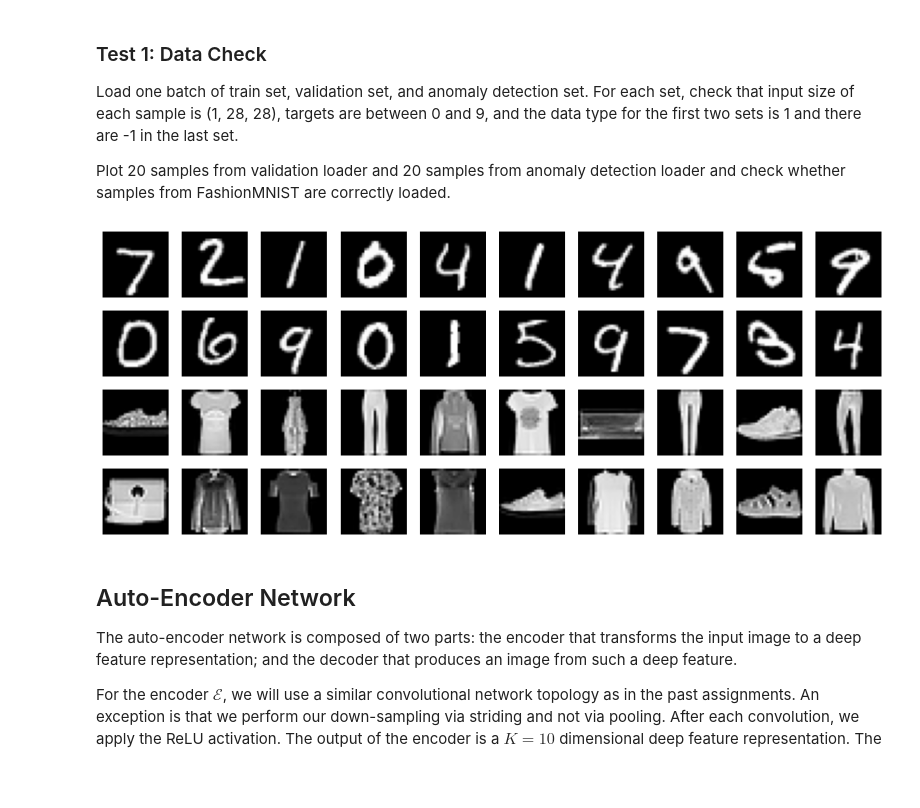
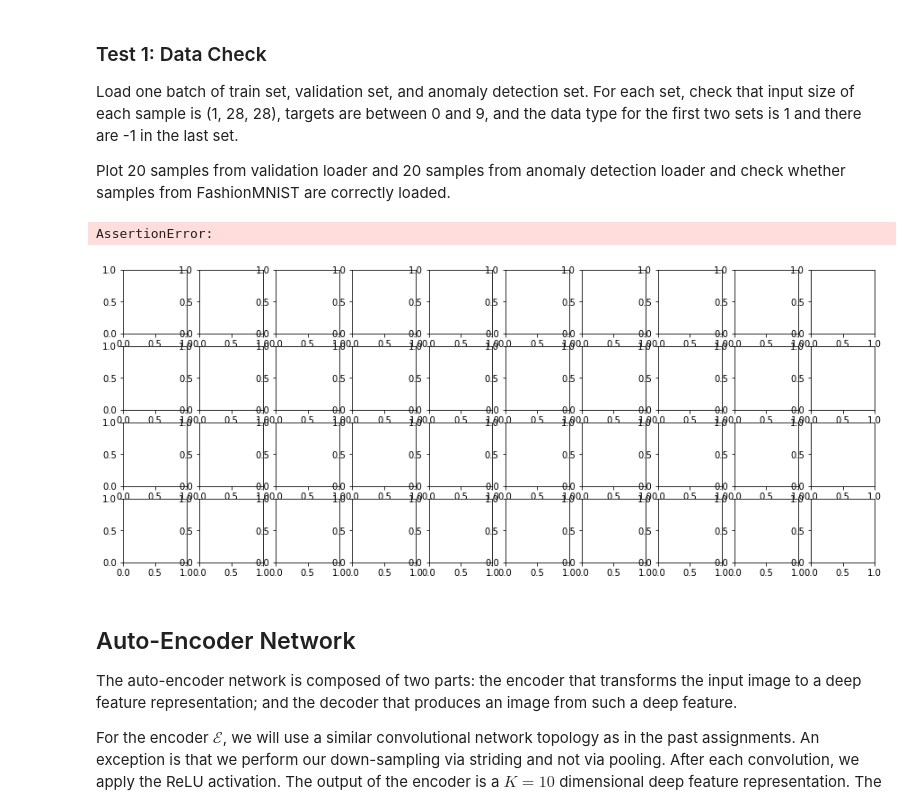
Before and after one commit to gparri610/Deep-Learning-FS24, a Jupyter notebook: DL-Assignment09.ipynb, the cells around one changed output. Saved outputs shown, nothing was run; the diff lists cells and outputs as text; code cells hidden in the pictures; blank space fills up the shorter version.

```diff
--- a/DL-Assignment09.ipynb
+++ b/DL-Assignment09.ipynb
@@ -34,8 +34,6 @@ import torchvision
 
 class MixedDataset(torch.utils.data.Dataset):
     def __init__(self, root='./data', purpose="train", transform=None, anomaly_size=2000):
-        # self.mnist_dataset = mnist_dataset
-        # self.fashion_mnist_dataset = fashion_mnist_dataset
         self.purpose = purpose
         # load MNIST dataset based on "purpose"
         if purpose == "train":
@@ -46,6 +44,8 @@ class MixedDataset(torch.utils.data.Dataset):
         elif purpose == "anomaly_detection":
             self.fashion_mnist_dataset = torchvision.datasets.FashionMNIST(root=root, train=True , download=True, transform=transform)
             self.fashion_mnist_dataset = torch.utils.data.Subset(self.fashion_mnist_dataset, torch.randperm(len(self.fashion_mnist_dataset))[:anomaly_size])
+            self.mnist_dataset = torchvision.datasets.MNIST(root=root, train=False, download=True, transform=transform)
+            self.dataset_anomal = torch.utils.data.ConcatDataset([self.mnist_dataset, self.fashion_mnist_dataset])
         else:
             raise ValueError("Purpose must be either 'train', 'val', or 'anomaly_detection'")
     def __len__(self):
@@ -68,8 +68,11 @@ class MixedDataset(torch.utils.data.Dataset):
             image, target = self.mnist_dataset[idx]
             data_type = 1
         elif self.purpose == "anomaly_detection":
-            image, target = self.fashion_mnist_dataset[idx]
-            data_type = -1
+            image, target = self.dataset_anomal[idx]
+            if idx < len(self.mnist_dataset):
+                data_type = 1
+            else:
+                data_type = -1
         else:
             raise ValueError("Purpose must be either 'train', 'val', or 'anomaly_detection'")
         return image, target, data_type
@@ -153,36 +108,36 @@ Plot 20 samples from validation loader and 20 samples from anomaly detection loa
 from matplotlib import pyplot
 
 pyplot.rcParams['image.cmap'] = 'gray'
 
 fig, axes = pyplot.subplots(nrows=4, ncols=10, figsize=(15, 6))
 
 x_train, t_train, l_train = next(iter(train_loader))
 x_val, t_val, l_val = next(iter(val_loader))
 x_ad, t_ad, l_ad = next(iter(anomaly_detection_loader))
-
 assert len(train_dataset) == 60000
 assert len(val_dataset) == 10000
-assert len(anomaly_detection_dataset) == 2000
+assert len(anomaly_detection_dataset) == 12000
 assert x_train[0].shape == (1, 28, 28)
 assert x_val[0].shape == (1, 28, 28)
 assert x_ad[0].shape == (1, 28, 28)
 assert 0 <= t_train.all() <= 9
 assert 0 <= t_val.all() <= 9
 assert 0 <= t_ad.all() <= 9
 assert (l_val == 1).all()
 assert (l_train == 1).all()
 assert -1 in l_ad
 
 index=0
 for i in range(2):
     for j in range(10):
         axes[i][j].imshow(x_val[index].squeeze())
         axes[i][j].axis("off")
         axes[i+2][j].imshow(x_ad[index].squeeze())
         axes[i+2][j].axis("off")
         index+=1
 # %% [output]
+AssertionError:
-[figure, old version]
+[figure, new version]
 # %% [markdown]
 ## Auto-Encoder Network
 
```
Also changed, not shown: parts of 7 cells of this notebook.
